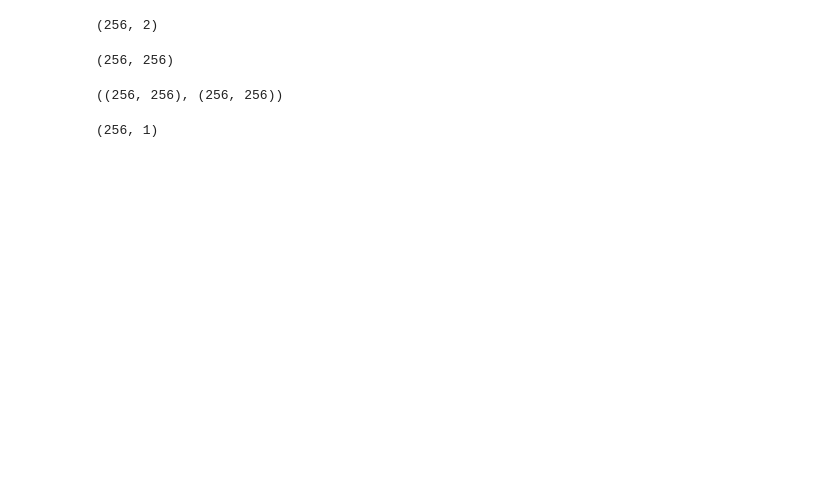
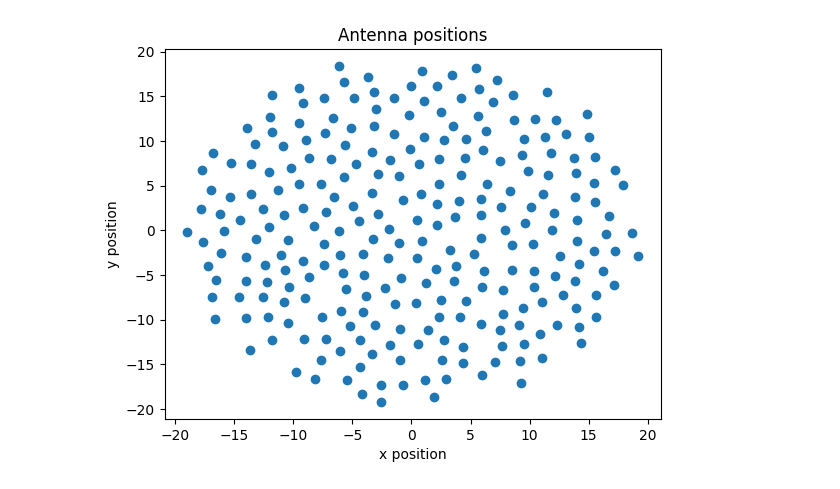
Before and after one commit to ZhongXinyu/SKA-Signal-Detection, a Jupyter notebook: src.ipynb, the cells around one changed output. Drawn from its saved outputs; the diff is of its cells as text; code cells hidden in the pictures; blank space fills up the shorter version.

```diff
--- a/src.ipynb
+++ b/src.ipynb
@@ -27,8 +20,3 @@ mat = scipy.io.loadmat(data_folder+"/"+filename_eep)
 pos_ant = np.array(mat['pos_ant'])
 x_pos = pos_ant[:,0]
 y_pos = pos_ant[:,1]
-# %%
-# there is a total of 256 antennas, each is located by two coordinates (x,y)
-pos_ant.shape
-# %% [output]
-(256, 2)
@@ -41,3 +23,12 @@ pos_ant.shape
+# %%
+# plor pos_ant in a scatter plot
+plt.scatter(x_pos, y_pos)
+plt.xlabel('x position')
+plt.ylabel('y position')
+plt.title('Antenna positions')
+plt.show()
+# %% [output]
+[figure, added]
 # %%
 # these voltage matrices are of size num_theta*num_phi x num_ant
 # The EEP of antenna i_ant at position pos_ant(i_ant,:) is in v[:, i_ant]
@@ -51,18 +42,3 @@ M_EEPs = np.array(mat['M_EEPs']) # model matrix using all EEPs
 g_sol = np.array(mat['g_sol']) # exact gain solution
 g_AEP = np.array(mat['g_AEP']) # estimation using M_AEP (using this for question 5 and 6 only if you haven't been able to complete question 3 and 4)
 g_EEPs = np.array(mat['g_EEPs']) # estimation using M_EEPs
-# %%
-# R is a 256x256 matrix
-R.shape
-# %% [output]
-(256, 256)
-# %%
-# Both M_AEP and M_EEPs are 256x256 matrices
-M_AEP.shape, M_EEPs.shape
-# %% [output]
-((256, 256), (256, 256))
-# %%
-# g_sol is a 256x1 vector, which is the diagonal component of the covariance matrix
-g_sol.shape
-# %% [output]
-(256, 1)
```
Also changed, not shown: parts of 62 cells of this notebook.
